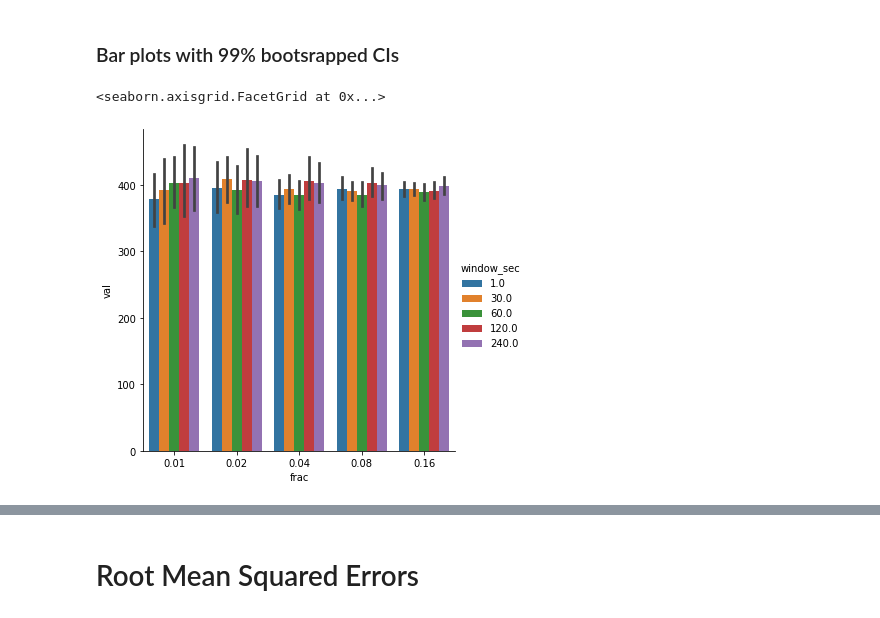
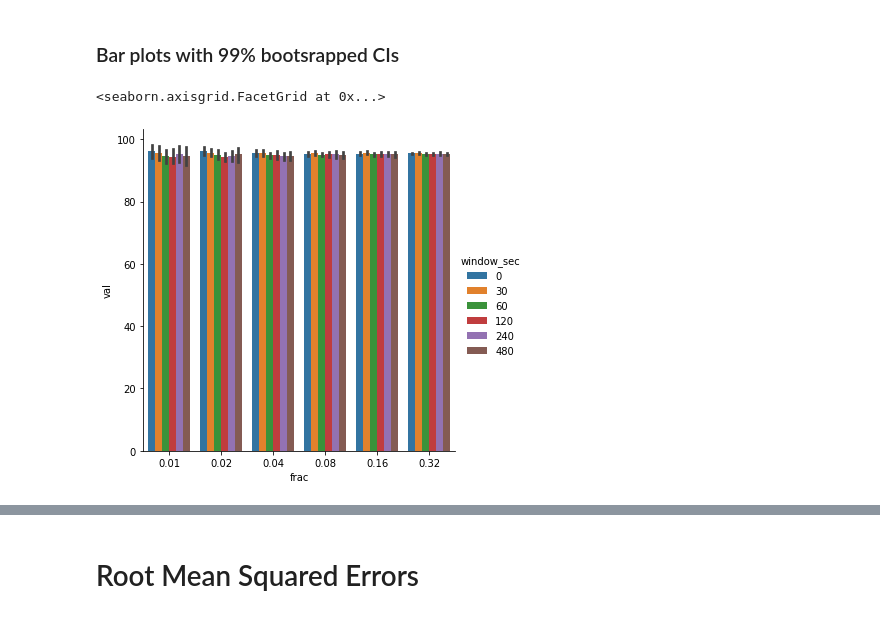
Before and after one commit to nickmvincent/reddit_wallstreetbets_activity_estimation, a Jupyter notebook: jan2020_simulations.ipynb, the cells around one changed output, grey strips where cells are left out. Drawn from its saved outputs; the diff is of its cells as text; code cells hidden in the pictures.

```diff
--- a/jan2020_simulations.ipynb
+++ b/jan2020_simulations.ipynb
@@ -130,7 +130,7 @@ estimates:
 the value of `k` below determines how many difference popular (deteremined by post score)
 subreddits to look at.
 # %%
-k = 2
+k = 3
 top_by_score = df.groupby('subreddit').score.sum().sort_values(ascending=False)[:k]
 top_subs = top_by_score.index
 top_agg = df[df.subreddit.isin(top_subs)].groupby('subreddit').score.agg(['count', 'mean'])
@@ -281,0 +255,2 @@ results
+# %%
+results = pd.DataFrame(long_statistic)
@@ -323,26 +284,0 @@ for x in results.total_mean:
-# %%
-for col in cols:
-    print(col)
-    # try:
-    #     sub = col.split('_')[0]
-    #     print(sub)
-    # except Exception as e:
-    #     pass
-
-    mean_col = f'{col}_mean'
-    results[mean_col] = results[col].apply(np.mean)
-
-    std_col = f'{col}_std'
-    results[std_col] = results[col].apply(np.std)
-
-    rmse_col = f'{col}_rmse'
-    if 'mean' in col:
-        tru = tru_mean[col]
-    elif 'count' in col:
-        continue
-        tru = tru_count[col]
-    results[rmse_col] = results[col].apply(
-        lambda x: x - tru).apply(
-            lambda x: x**2).apply(np.mean).apply(
-                np.sqrt)
-    # print(results[['frac', 'window_sec', mean_col, rmse_col]], '\n')
@@ -366,0 +325,7 @@ sns.catplot(data=longform_df, x='frac', y='val', hue='window_sec', kind='violin'
+# %%
+allsub_means = results[
+    (results['subreddit'] == '_ALL_') &
+    (results.name == 'mean')
+]
+#fig, ax = plt.subplots(1, 1, figsize=(7, 6))
+sns.catplot(data=allsub_means, x='frac', y='val', hue='window_sec', kind='violin')
@@ -367,7 +335,7 @@ sns.catplot(data=longform_df, x='frac', y='val', hue='window_sec', kind='violin'
 # %% [markdown]
 ### Bar plots with 99% bootsrapped CIs
 # %%
-sns.catplot(data=longform_df, x='frac', y='val', hue='window_sec', kind='bar', ci=99)
+sns.catplot(data=allsub_means, x='frac', y='val', hue='window_sec', kind='bar', ci=99)
 # %% [output]
 <seaborn.axisgrid.FacetGrid at 0x...>
-[figure, old version]
+[figure, new version]
```
Also changed, not shown: parts of 22 cells of this notebook.
